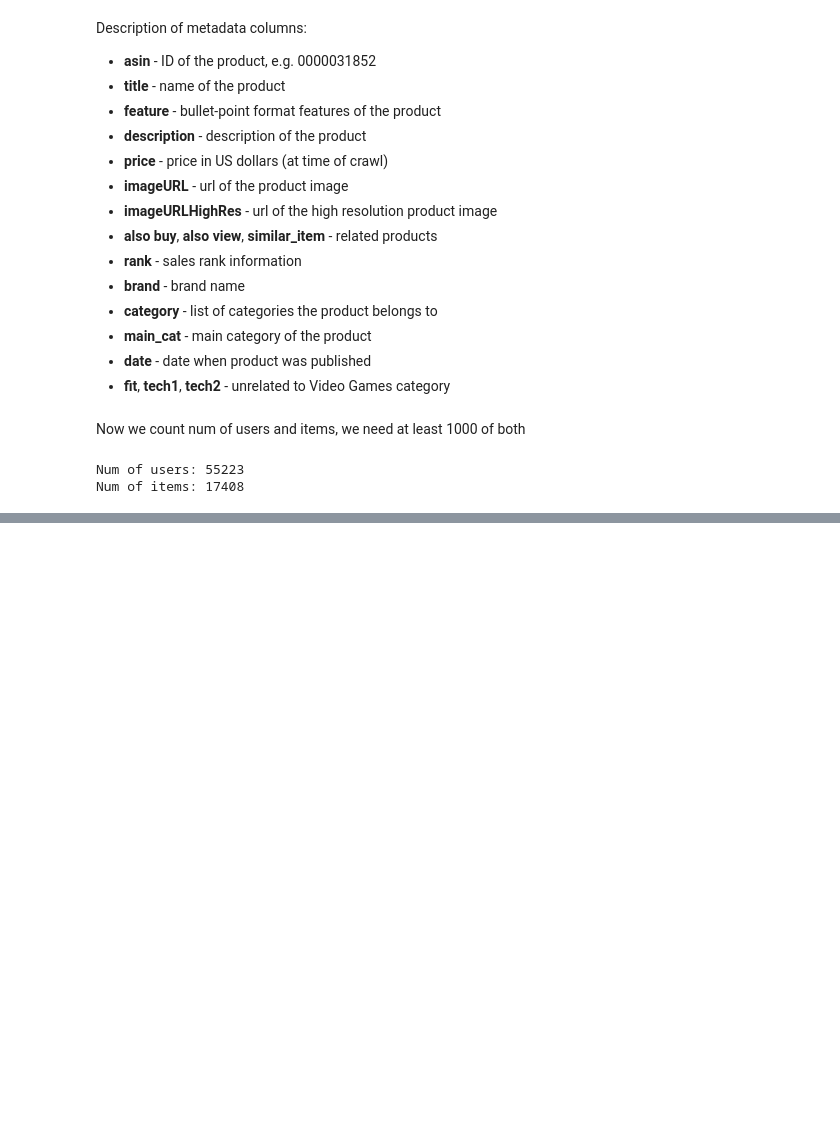
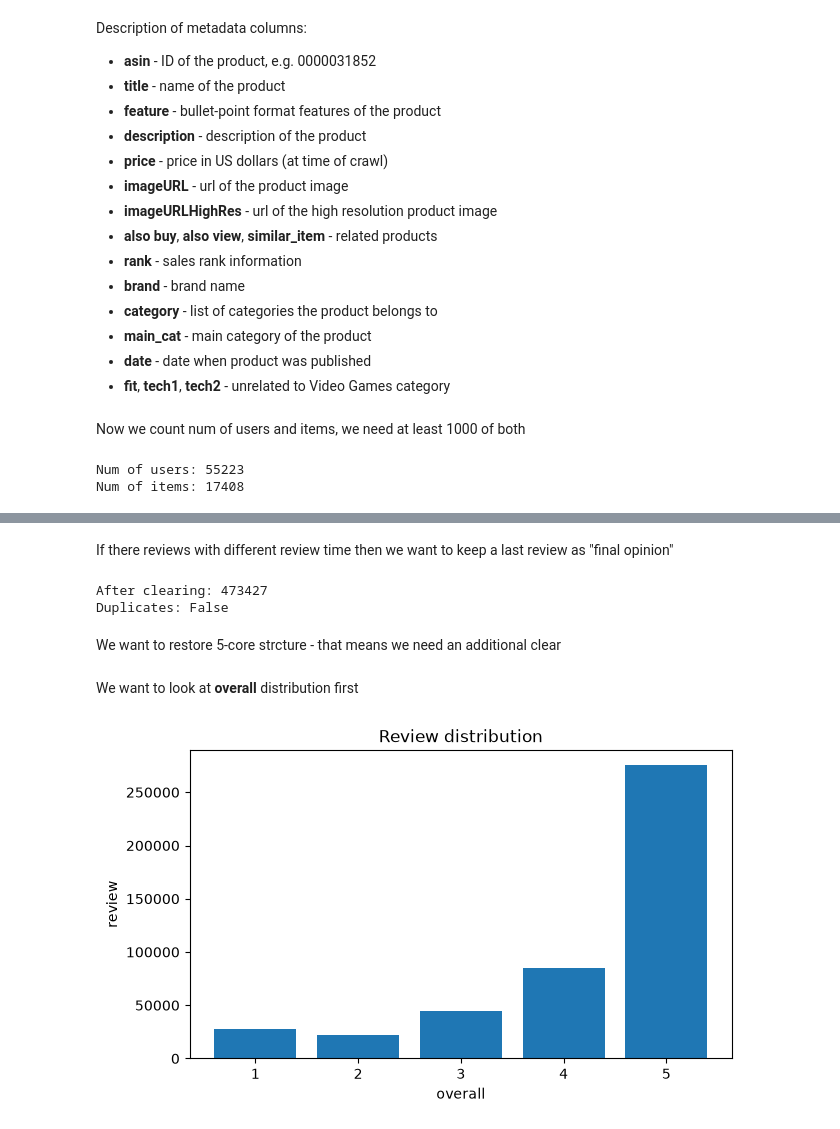
Before and after one commit to DenirtNMOS/recsys-classic-algorithms-, a Jupyter notebook: experiments.ipynb, the cells around one changed output, grey strips where cells are left out. Cells and saved outputs as stored; diff of their text form; code cells hidden in the pictures; blank space fills up the shorter version.

```diff
--- a/experiments.ipynb
+++ b/experiments.ipynb
@@ -78,0 +89,7 @@ Num of items: 17408
+# %%
+dataset_drop = ['reviewText', 'summary', 'reviewerName', 'reviewTime']
+metadata_drop = ['feature', 'description', 'title', 'imageURL', 'imageURLHighRes', 'fit', 'tech1', 'tech2']
+dataset = dataset.drop(dataset_drop, strict=False)
+metadata = metadata.drop(metadata_drop, strict=False)
+print(dataset.columns)
+print(metadata.columns)
@@ -78,0 +128,8 @@ Num of items: 17408
+# %%
+n_before = dataset.height
+n_unique_pairs = dataset.select(["reviewerID", "asin"]).n_unique()
+print("Unique pairs (reviewerID, asin):", n_unique_pairs)
+print("Duplicates:", n_before - n_unique_pairs)
+
+dups = dataset.filter(pl.struct("reviewerID", "asin").is_duplicated())
+dups.sort(["reviewerID", "asin", "unixReviewTime"]).head(10)
@@ -78,0 +152,41 @@ Num of items: 17408
+# %% [markdown]
+If there reviews with different review time then we want to keep a last review as "final opinion"
+# %%
+dataset = (
+    dataset
+    .sort("unixReviewTime")
+    .unique(subset=["reviewerID", "asin"], keep="last", maintain_order=True)
+)
+
+print("After clearing:", dataset.height)
+print("Duplicates:", dataset.select(["reviewerID", "asin"]).is_duplicated().any())
+# %% [output]
+After clearing: 473427
+Duplicates: False
+# %% [markdown]
+We want to restore 5-core strcture - that means we need an additional clear
+# %%
+while True:
+    n_before = dataset.height
+    dataset = (
+        dataset
+        .filter(pl.len().over("reviewerID") >= 5)
+        .filter(pl.len().over("asin") >= 5)
+    )
+    if dataset.height == n_before:
+        break
+# %% [markdown]
+We want to look at **overall** distribution first
+# %%
+vc = dataset["overall"].value_counts().sort("overall")
+labels = [str(int(v)) for v in vc["overall"].to_list()]
+counts = vc["count"].to_list()
+
+plt.figure(figsize=(7, 4))
+plt.bar(labels, counts)
+plt.xlabel("overall")
+plt.ylabel("review")
+plt.title("Review distribution")
+plt.show()
+# %% [output]
+[figure, added]
```
Also changed, not shown: parts of 30 cells of this notebook, 1 other file.
